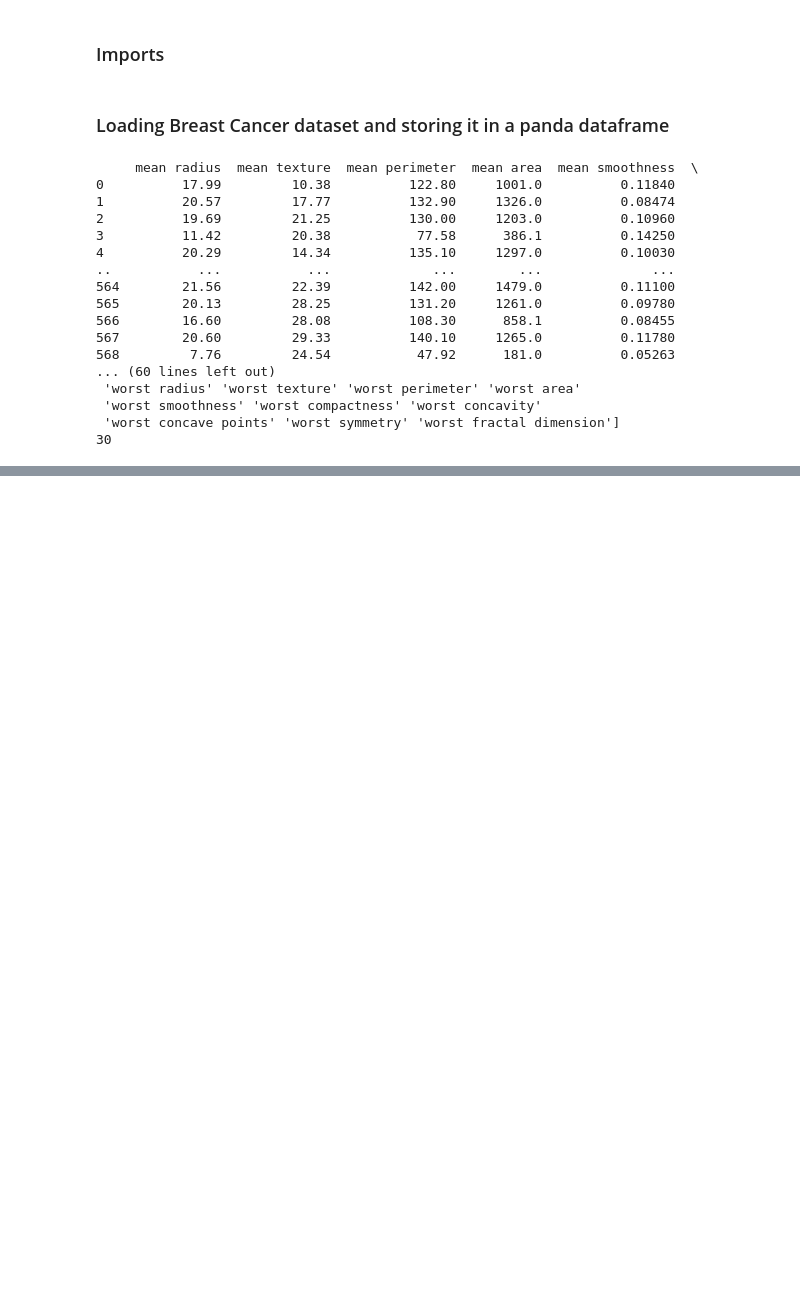
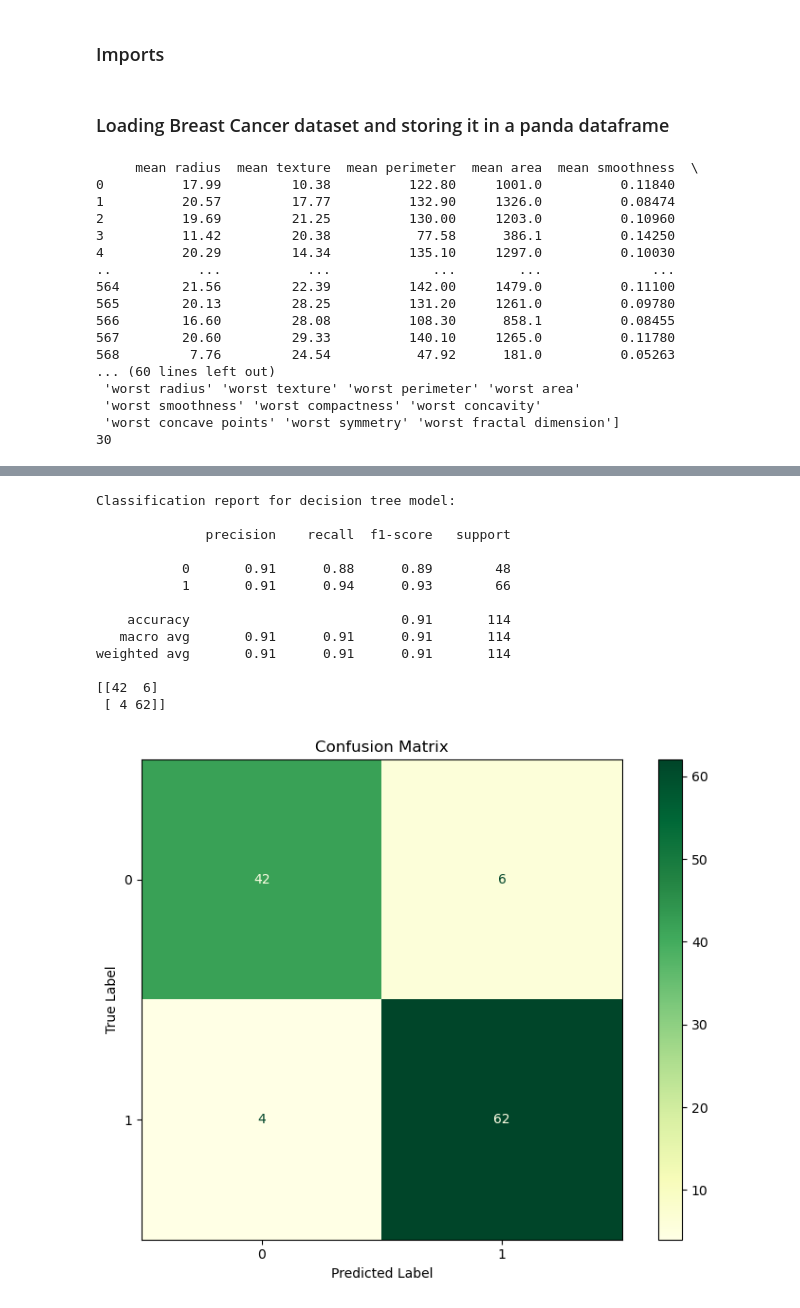
Before and after one commit to ayanokoji024/friendly-potato, a Jupyter notebook: Breast_Cancer_Dataset_ML_Lab_Assignment_1_020.ipynb, the cells around one changed output, grey strips where cells are left out. Cells and saved outputs as stored; diff of their text form; code cells hidden in the pictures; blank space fills up the shorter version.

```diff
--- a/Breast_Cancer_Dataset_ML_Lab_Assignment_1_020.ipynb
+++ b/Breast_Cancer_Dataset_ML_Lab_Assignment_1_020.ipynb
@@ -95,0 +246,17 @@ Confusion Matrix:
+# %%
+bernoulliNB_model_breast_cancer(0.2,X,y)
+# %% [output]
+Classification report for decision tree model:
+
+              precision    recall  f1-score   support
+
+           0       0.91      0.88      0.89        48
+           1       0.91      0.94      0.93        66
+
+    accuracy                           0.91       114
+   macro avg       0.91      0.91      0.91       114
+weighted avg       0.91      0.91      0.91       114
+
+[[42  6]
+ [ 4 62]]
+[figure, added]
```
Also changed, not shown: parts of 7 cells of this notebook, 2 other files.
